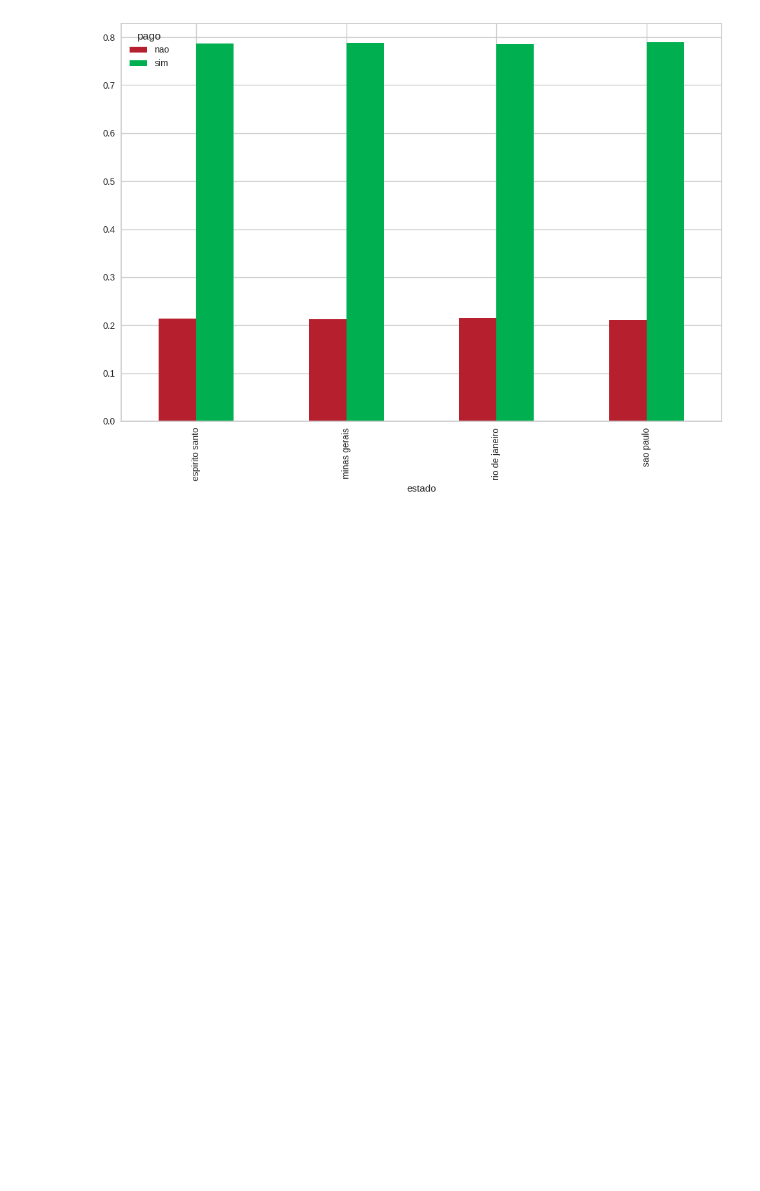
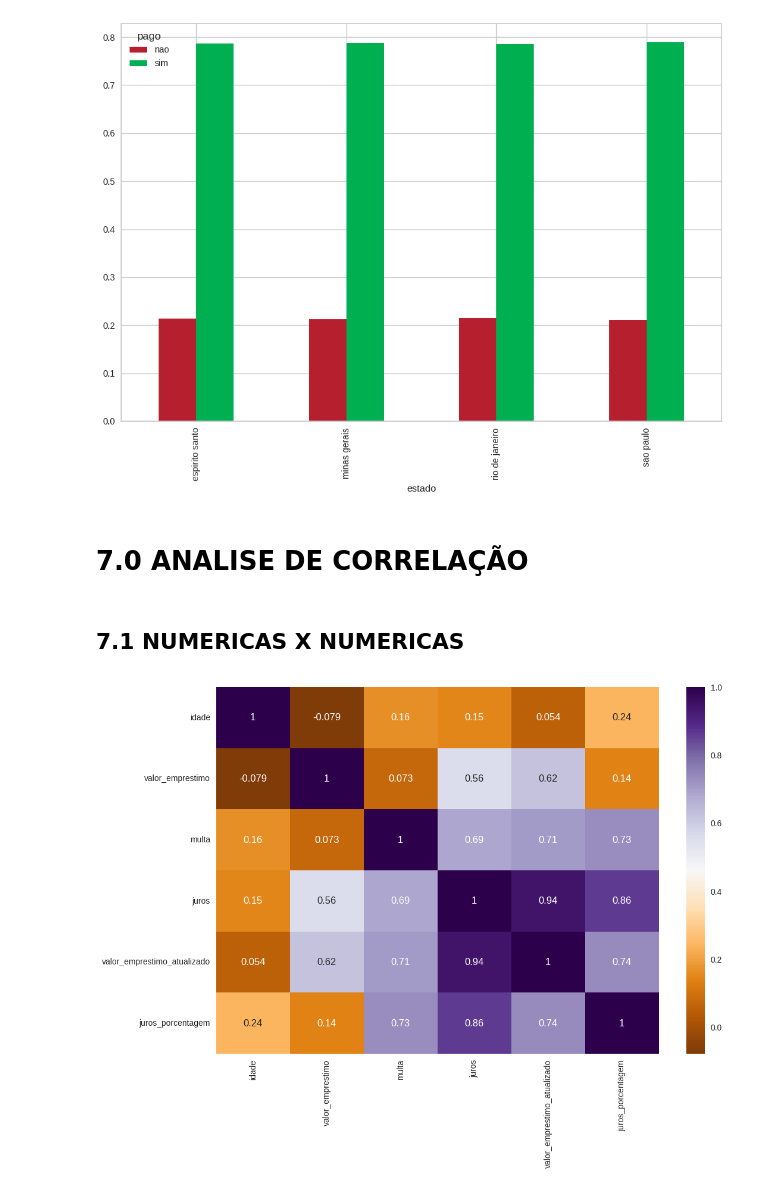
Before and after one commit to douglasaturnino/ml-shap, a Jupyter notebook: notebook/shap_model.ipynb, the cells around one changed output. Saved outputs shown, nothing was run; the diff lists cells and outputs as text; code cells hidden in the pictures; blank space fills up the shorter version.

```diff
--- a/notebook/shap_model.ipynb
+++ b/notebook/shap_model.ipynb
@@ -767,3 +778,16 @@ display(pd.crosstab(df6['estado'], df6['pago'], normalize='index').plot(kind='ba
 | sao paulo | 0.211003 | 0.788997 |
 <Axes: xlabel='estado'>
 [figure]
+# %% [markdown]
+# 7.0 ANALISE DE CORRELAÇÃO
+# %%
+df7 = df6.copy()
+# %% [markdown]
+## 7.1 NUMERICAS X NUMERICAS
+# %%
+num_attributes = df7.select_dtypes(include=['int64', 'float64'])
+num_attributes = num_attributes.drop('id', axis='columns')
+# %%
+sns.heatmap(num_attributes.corr('spearman'), cmap='PuOr', annot=True);
+# %% [output]
+[figure, added]
```
Also changed, not shown: parts of 14 cells of this notebook.
